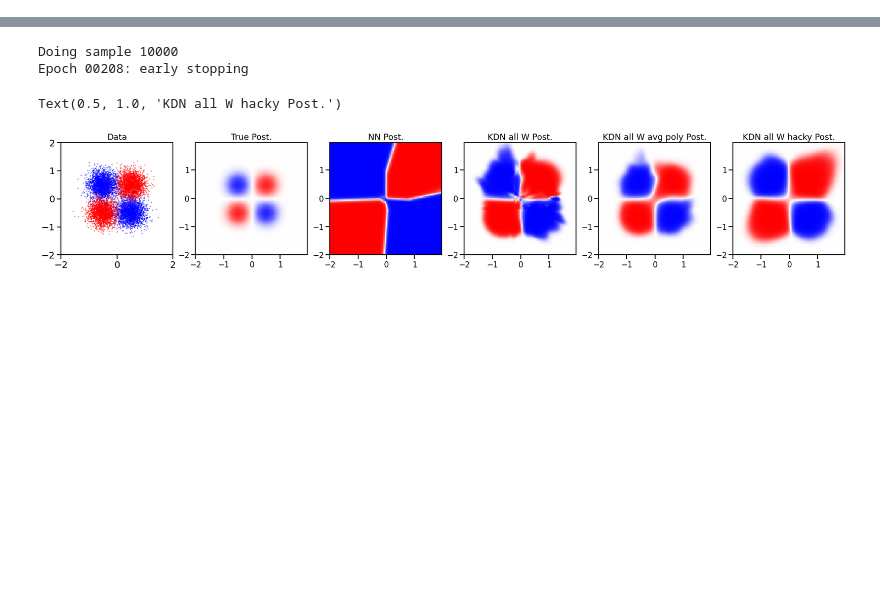
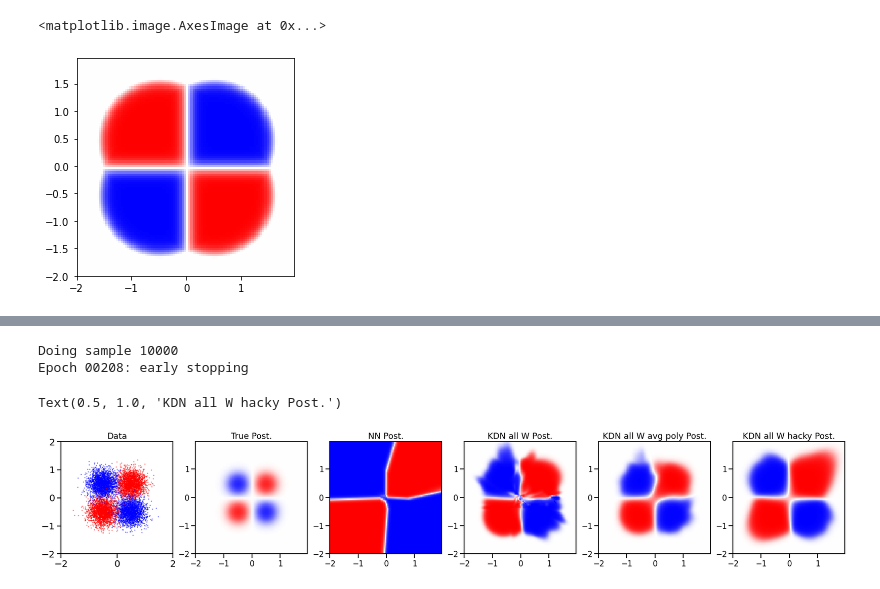
Before and after one commit to Laknath1996/kdg, a Jupyter notebook: dev/gxor_hellinger_distance.ipynb, the cells around one changed output, grey strips where cells are left out. Saved outputs shown, nothing was run; the diff lists cells and outputs as text; code cells hidden in the pictures; blank space fills up the shorter version.

```diff
--- a/dev/gxor_hellinger_distance.ipynb
+++ b/dev/gxor_hellinger_distance.ipynb
@@ -1092,22 +1092,19 @@ def getNN():
 xx, yy = np.meshgrid(np.arange(-2, 2, 4 / 100),
                       np.arange(-2, 2, 4 / 100))
 
-def pdf(x):
+def class_likelihoods(x):
     mu01, mu02, mu11, mu12 = [[-0.5, -0.5], [0.5, 0.5], [-0.5, 0.5], [0.5, -0.5]]
     cov = 0.0625 * np.eye(2)
     inv_cov = np.linalg.inv(cov)
 
-    p0 = (
-        np.exp(-1/2*(x - [-0.5, -0.5])@inv_cov@(x-mu01).T)
-        + np.exp(-1/2*(x - [0.5, 0.5])@inv_cov@(x-mu02).T)
+    l0 = (
+        np.exp(-1/2*(x - mu01)@inv_cov@(x-mu01).T)
+        + np.exp(-1/2*(x - mu02)@inv_cov@(x-mu02).T)
     )/(2*np.pi*np.sqrt(np.linalg.det(cov)))
 
-    p1 = (
-        np.exp(-1/2*(x - [-0.5, 0.5])@inv_cov@(x-mu11).T)
-        + np.exp(-1/2*(x - [0.5, -0.5])@inv_cov@(x-mu12).T)
+    l1 = (
+        np.exp(-1/2*(x - mu11)@inv_cov@(x-mu11).T)
+        + np.exp(-1/2*(x - mu12)@inv_cov@(x-mu12).T)
     )/(2*np.pi*np.sqrt(np.linalg.det(cov)))
 
-    return [np.exp(p1)/(np.exp(p0)+np.exp(p1)), np.exp(p0)/(np.exp(p0)+np.exp(p1))]
-    # return [p1/(p0+p1), p0/(p0+p1)]
-
-true_posterior = np.array([pdf(x) for x in np.c_[xx.ravel(), yy.ravel()]])
+    return [l1, l0]
@@ -1113,0 +1144,2 @@ true_posterior = np.array([pdf(x) for x in np.c_[xx.ravel(), yy.ravel()]])
+# %%
+likelihoods = np.array([class_likelihoods(x) for x in np.c_[xx.ravel(), yy.ravel()]])
@@ -1113,0 +1149,19 @@ true_posterior = np.array([pdf(x) for x in np.c_[xx.ravel(), yy.ravel()]])
+# %%
+l1 = likelihoods[:, 1]
+l0 = likelihoods[:, 0]
+# l1 = l1 + k
+# l0 = l0 + k
+proba = l1/ (l0 + l1)
+# %%
+plt.imshow(
+    proba.reshape(100, 100).T,
+    extent=[xx.min(), xx.max(), yy.min(), yy.max()],
+    cmap="bwr",
+    vmin=0,
+    vmax=1,
+    interpolation="nearest"
+    # aspect="auto",
+)
+# %% [output]
+<matplotlib.image.AxesImage at 0x...>
+[figure, added]
```
Also changed, not shown: parts of 17 cells of this notebook, 3 other files.
